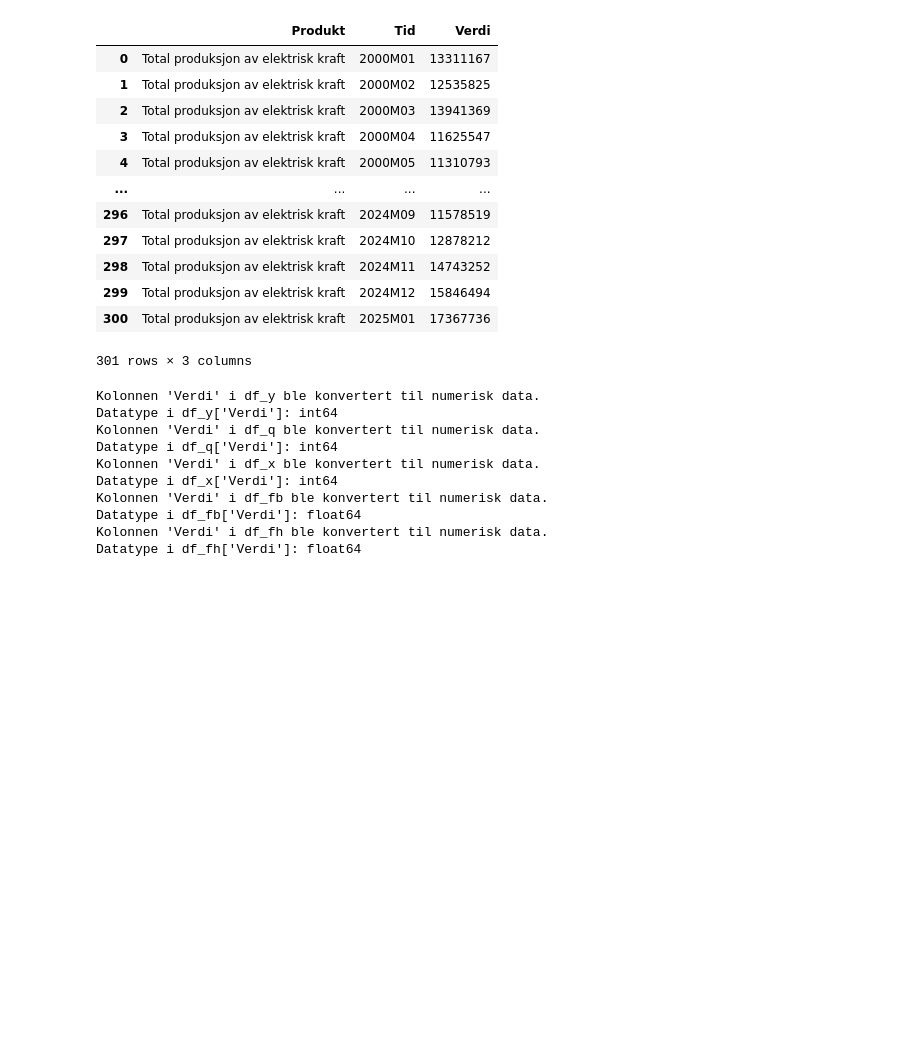
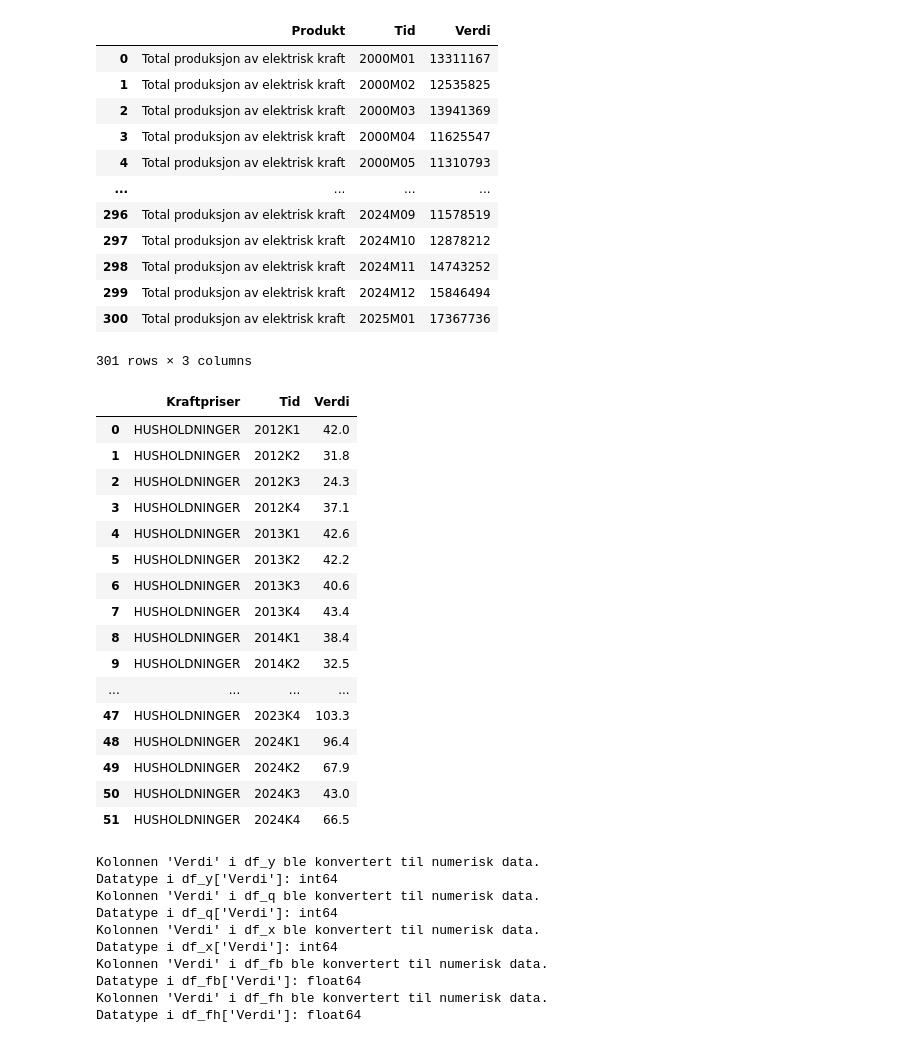
Before and after one commit to Rahmed707/sok-1006-mappe-oppgave, a Jupyter notebook: m1.ipynb, the cells around one changed output. Saved outputs shown, nothing was run; the diff lists cells and outputs as text; code cells hidden in the pictures; blank space fills up the shorter version.

```diff
--- a/m1.ipynb
+++ b/m1.ipynb
@@ -305,6 +308,74 @@ df_y
 | 299 | Total produksjon av elektrisk kraft | 2024M12 | 15846494 |
 | 300 | Total produksjon av elektrisk kraft | 2025M01 | 17367736 |
 301 rows × 3 columns
+# %%
+# Priser
+url = 'https://data.ssb.no/api/v0/no/table/09364/'
+data_p = {
+  "query": [
+    {
+      "code": "Kraftpriser",
+      "selection": {
+        "filter": "item",
+        "values": [
+          "01"
+        ]
+      }
+    },
+    {
+      "code": "ContentsCode",
+      "selection": {
+        "filter": "item",
+        "values": [
+          "KraftprisIA"
+        ]
+      }
+    }
+  ],
+  "response": {
+    "format": "json-stat2"
+  }
+}
+
+def konvert_p(respons):
+    # Henter ut data og dimensjoner fra JSON-responsen
+    data = respons['value']
+    dimensjoner = respons['dimension']
+    tid = dimensjoner['Tid']['category']['label']
+    kraftpriser = dimensjoner['Kraftpriser']['category']['label']
+
+    # Lager en liste med rader for DataFrame
+    rader = []
+    for i, verdi in enumerate(data):  # Bruker enumerate for å iterere gjennom listen
+        tid_id = list(tid.keys())[i]  # Henter tid_id fra tid-dictionary
+        kraftpriser_id = list(kraftpriser.keys())[0]  # Henter kraftpriser_id fra kraftpriser-dictionary (antar at det bare er ett kraftpriser)
+        rader.append([kraftpriser[kraftpriser_id], tid[tid_id], verdi])
+
+    # Lager DataFrame
+    df = pd.DataFrame(rader, columns=['Kraftpriser', 'Tid', 'Verdi'])
+    return df
+
+df_p = konvert_p(ssb_data(data_p))
+
+df_p
+# %% [output]
+|  | Kraftpriser | Tid | Verdi |
+| 0 | HUSHOLDNINGER | 2012K1 | 42.0 |
+| 1 | HUSHOLDNINGER | 2012K2 | 31.8 |
+| 2 | HUSHOLDNINGER | 2012K3 | 24.3 |
+| 3 | HUSHOLDNINGER | 2012K4 | 37.1 |
+| 4 | HUSHOLDNINGER | 2013K1 | 42.6 |
+| 5 | HUSHOLDNINGER | 2013K2 | 42.2 |
+| 6 | HUSHOLDNINGER | 2013K3 | 40.6 |
+| 7 | HUSHOLDNINGER | 2013K4 | 43.4 |
+| 8 | HUSHOLDNINGER | 2014K1 | 38.4 |
+| 9 | HUSHOLDNINGER | 2014K2 | 32.5 |
+| ... | ... | ... | ... |
+| 47 | HUSHOLDNINGER | 2023K4 | 103.3 |
+| 48 | HUSHOLDNINGER | 2024K1 | 96.4 |
+| 49 | HUSHOLDNINGER | 2024K2 | 67.9 |
+| 50 | HUSHOLDNINGER | 2024K3 | 43.0 |
+| 51 | HUSHOLDNINGER | 2024K4 | 66.5 |
 # %%
 def konverter_verdi_til_numerisk(dataframes):
     """
```
Also changed, not shown: parts of 10 cells of this notebook.
